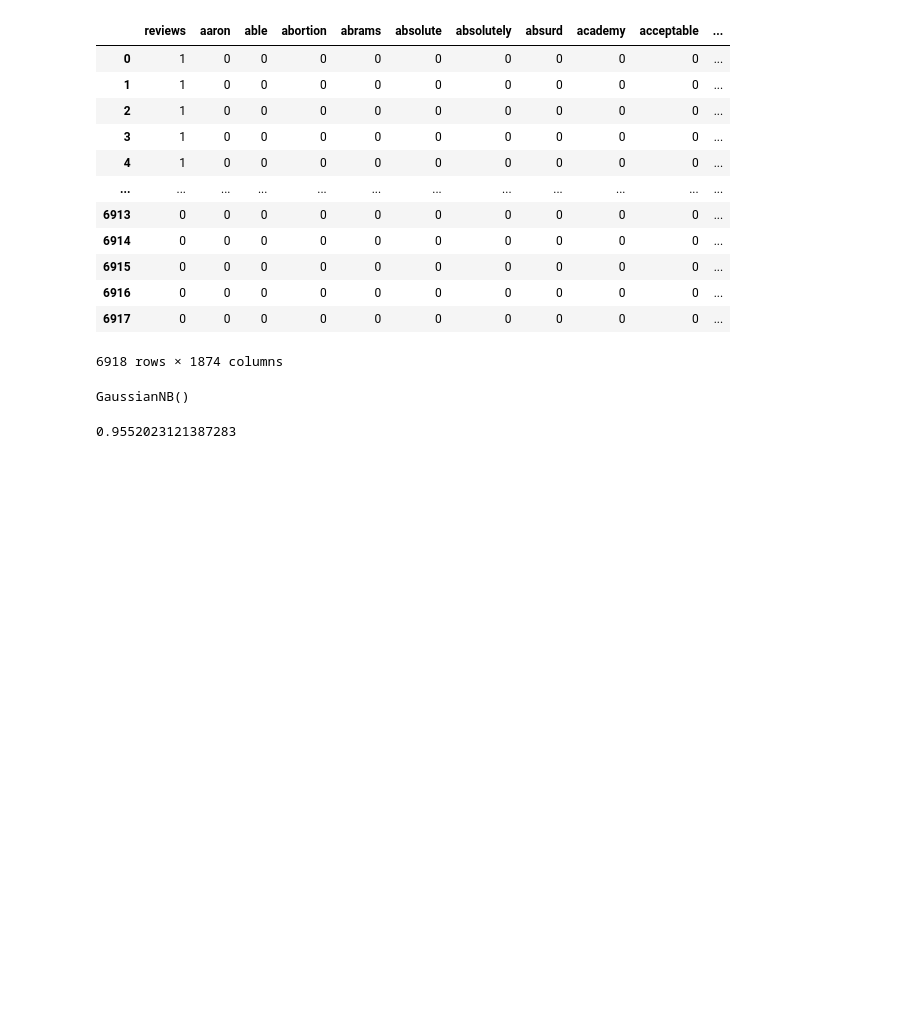
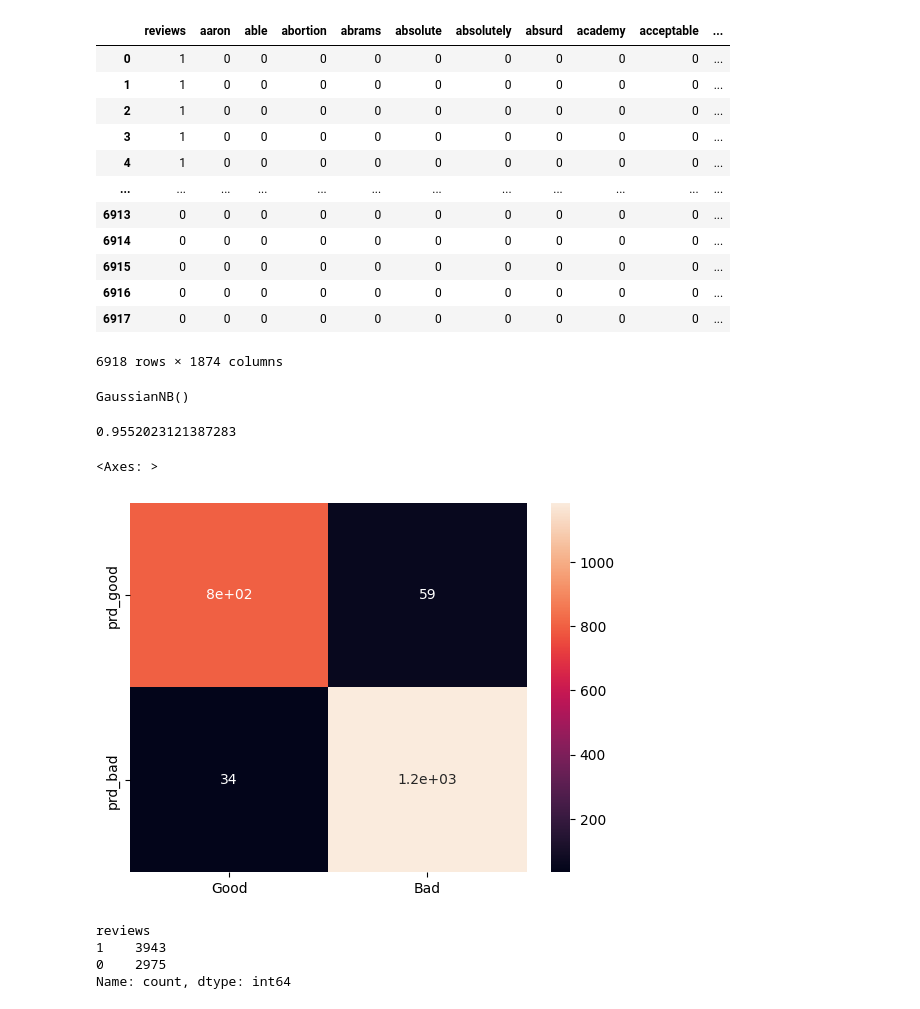
Before and after one commit to djSomeone/recommanded-System-model, a Jupyter notebook: item_based/sentiment-analysis.ipynb, the cells around one changed output. Saved outputs shown, nothing was run; the diff lists cells and outputs as text; code cells hidden in the pictures; blank space fills up the shorter version.

Commit message:
added evaluation based on confusion matrix

```diff
--- a/item_based/sentiment-analysis.ipynb
+++ b/item_based/sentiment-analysis.ipynb
@@ -147,3 +147,20 @@ accuracy=accuracy_score(y_test,ypredicted)
 accuracy
 # %% [output]
 0.9552023121387283
+# %%
+# but after understand the problem  in classification data set like imbalance data set
+from sklearn.metrics import confusion_matrix
+cm=confusion_matrix(y_true=y_test,y_pred=ypredicted)
+# %%
+import seaborn
+seaborn.heatmap(cm,annot=True,xticklabels=["Good","Bad"],yticklabels=["prd_good","prd_bad"])
+# %% [output]
+<Axes: >
+[figure, added]
+# %%
+df["reviews"].value_counts()
+# %% [output]
+reviews
+1    3943
+0    2975
+Name: count, dtype: int64
```
Also changed, not shown: parts of 1 cell of this notebook.
